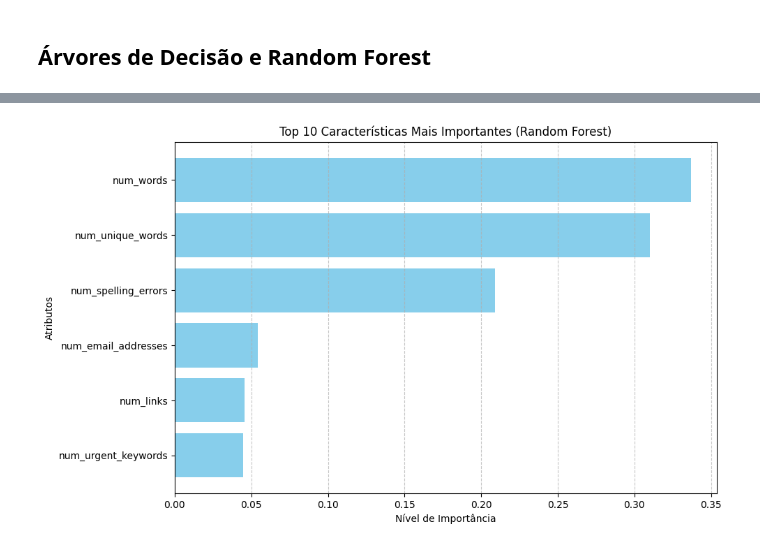
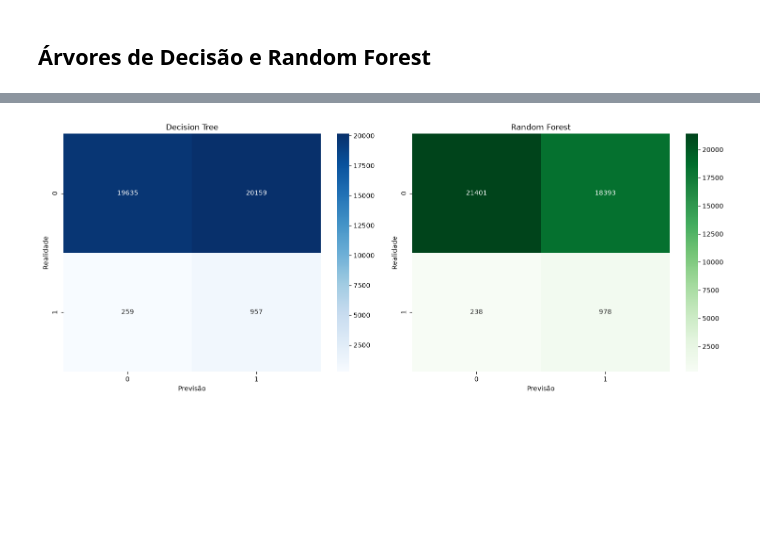
Before and after one commit to lfsdaros/Email_Phishing_Detector_POLI, a Jupyter notebook: Phishing_Detector.ipynb, the cells around one changed output, grey strips where cells are left out. Saved outputs shown, nothing was run; the diff lists cells and outputs as text; code cells hidden in the pictures; blank space fills up the shorter version.

```diff
--- a/Phishing_Detector.ipynb
+++ b/Phishing_Detector.ipynb
@@ -353,18 +311,40 @@ plt.show()
-# %%
-importances = rf.feature_importances_
-indices = np.argsort(importances)[-10:]
-
-plt.figure(figsize=(10, 6))
-plt.barh(range(len(indices)), importances[indices], align='center', color='skyblue')
-
-# Utilizando a variável X original para resgatar os nomes das features
-plt.yticks(range(len(indices)), [X.columns[i] for i in indices])
-
-plt.title('Top 10 Características Mais Importantes (Random Forest)')
-plt.xlabel('Nível de Importância')
-plt.ylabel('Atributos')
-plt.grid(True, axis='x', linestyle='--', alpha=0.7)
-plt.tight_layout()
-plt.show()
-# %% [output]
-[figure, removed]
+# %%
+# Treinando os modelos com os melhores hiperparâmetros encontrados
+dt_campeao = DecisionTreeClassifier(criterion='entropy', max_depth=5, min_samples_split=2, random_state=42)
+rf_campeao = RandomForestClassifier(n_estimators=100, criterion='entropy', max_depth=5, min_samples_split=10, random_state=42)
+
+# Usaremos os dados do último fold
+X_treino_final = dados_preparados[-1]['X_train']
+y_treino_final = dados_preparados[-1]['y_train']
+X_teste_final = dados_preparados[-1]['X_test']
+y_teste_final = dados_preparados[-1]['y_test']
+
+# Treinando os modelos
+dt_campeao.fit(X_treino_final, y_treino_final)
+rf_campeao.fit(X_treino_final, y_treino_final)
+
+# Gerando previsões
+y_pred_dt = dt_campeao.predict(X_teste_final)
+y_pred_rf = rf_campeao.predict(X_teste_final)
+
+# Plotando as Matrizes de Confusão lado a lado
+fig, axes = plt.subplots(1, 2, figsize=(15, 6))
+
+# Decision Tree
+cm_dt = confusion_matrix(y_teste_final, y_pred_dt)
+sns.heatmap(cm_dt, annot=True, fmt='d', cmap='Blues', ax=axes[0])
+axes[0].set_title(f'Decision Tree')
+axes[0].set_ylabel('Realidade')
+axes[0].set_xlabel('Previsão')
+
+# Random Forest
+cm_rf = confusion_matrix(y_teste_final, y_pred_rf)
+sns.heatmap(cm_rf, annot=True, fmt='d', cmap='Greens', ax=axes[1])
+axes[1].set_title(f'Random Forest')
+axes[1].set_ylabel('Realidade')
+axes[1].set_xlabel('Previsão')
+
+plt.tight_layout()
+plt.show()
+# %% [output]
+[figure, added]
```
Also changed, not shown: parts of 19 cells of this notebook.
